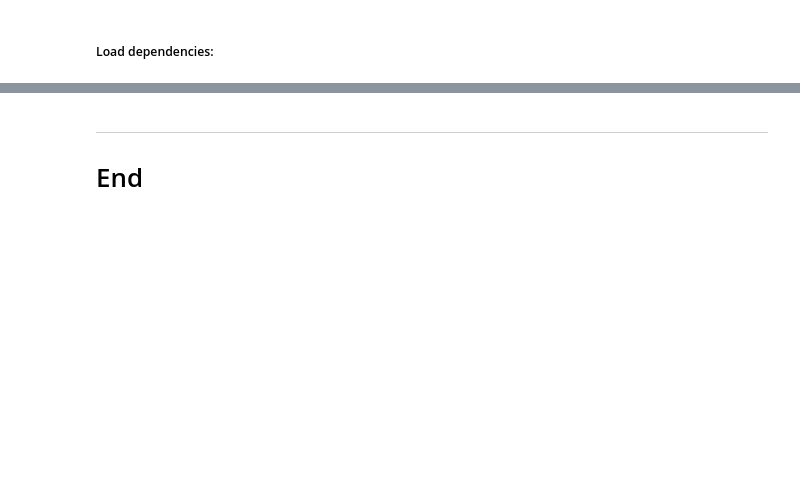
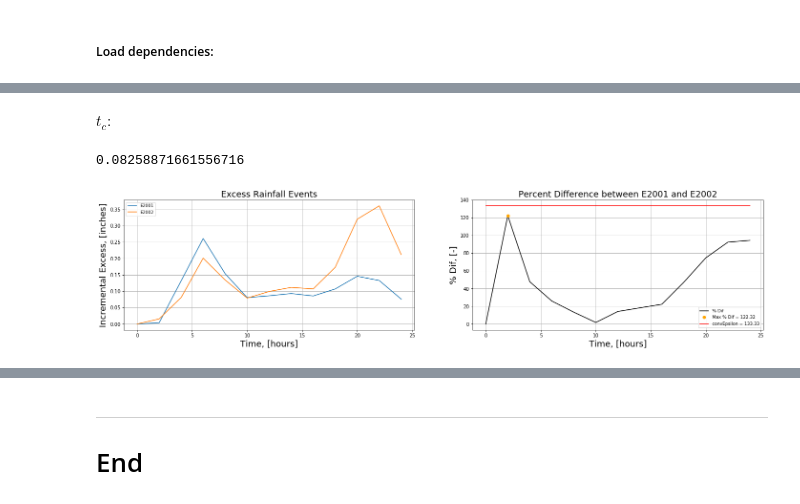
Before and after one commit to Dewberry/pfra-hydromet, a Jupyter notebook: Convolution_Parameters.ipynb, the cells around one changed output, grey strips where cells are left out. Saved outputs shown, nothing was run; the diff lists cells and outputs as text; code cells hidden in the pictures; blank space fills up the shorter version.

```diff
--- a/Convolution_Parameters.ipynb
+++ b/Convolution_Parameters.ipynb
@@ -166,0 +101,14 @@ volEpsilon = 67
+# %%
+event_of_interest2 = events.columns[1]
+#event_of_interest2 = 'E2002'
+
+#tempEpsilon = tempEpsilons[0]
+tempEpsilon = 2.0
+
+convEpsilon = 133.33
+
+t_c = plot_convEpsilon(events, event_of_interest, event_of_interest2, duration, tempEpsilon, convEpsilon)
+# %% [output]
+$t_c:$
+0.08258871661556716
+[figure, added]
```
Also changed, not shown: parts of 24 cells of this notebook, 2 other files.
